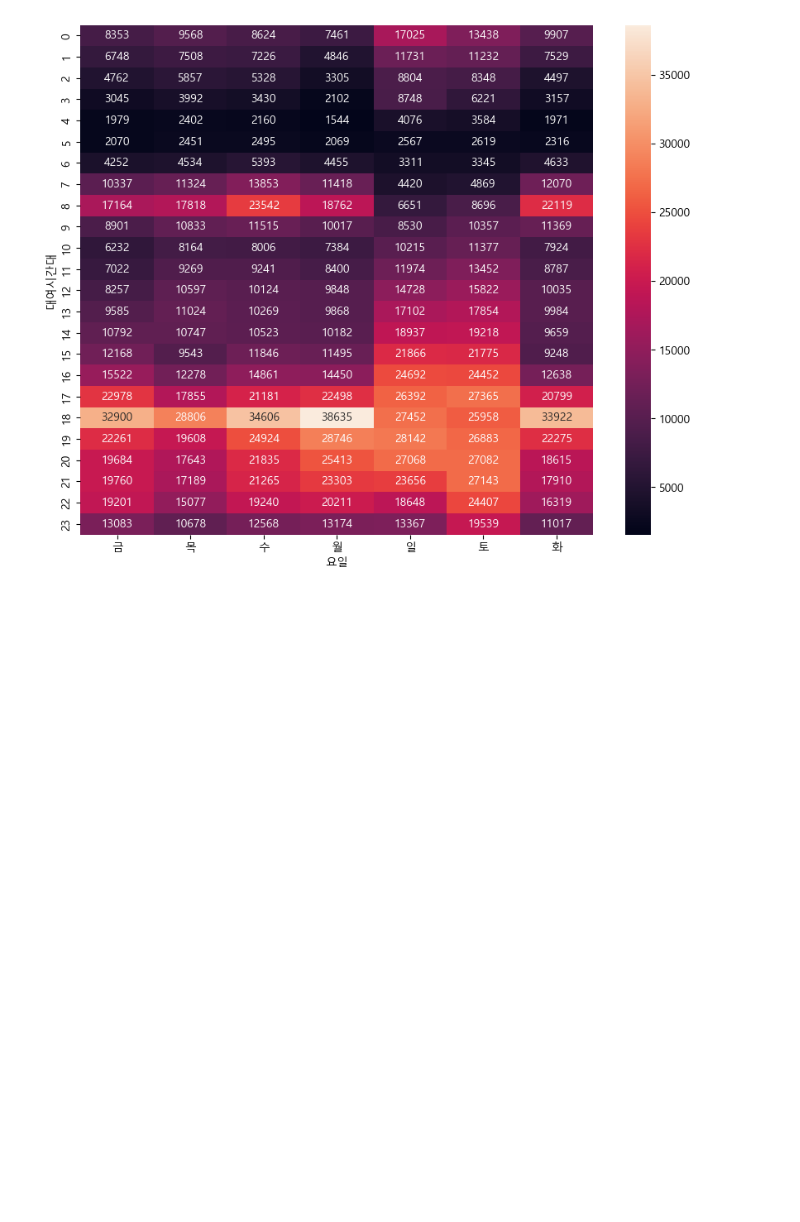
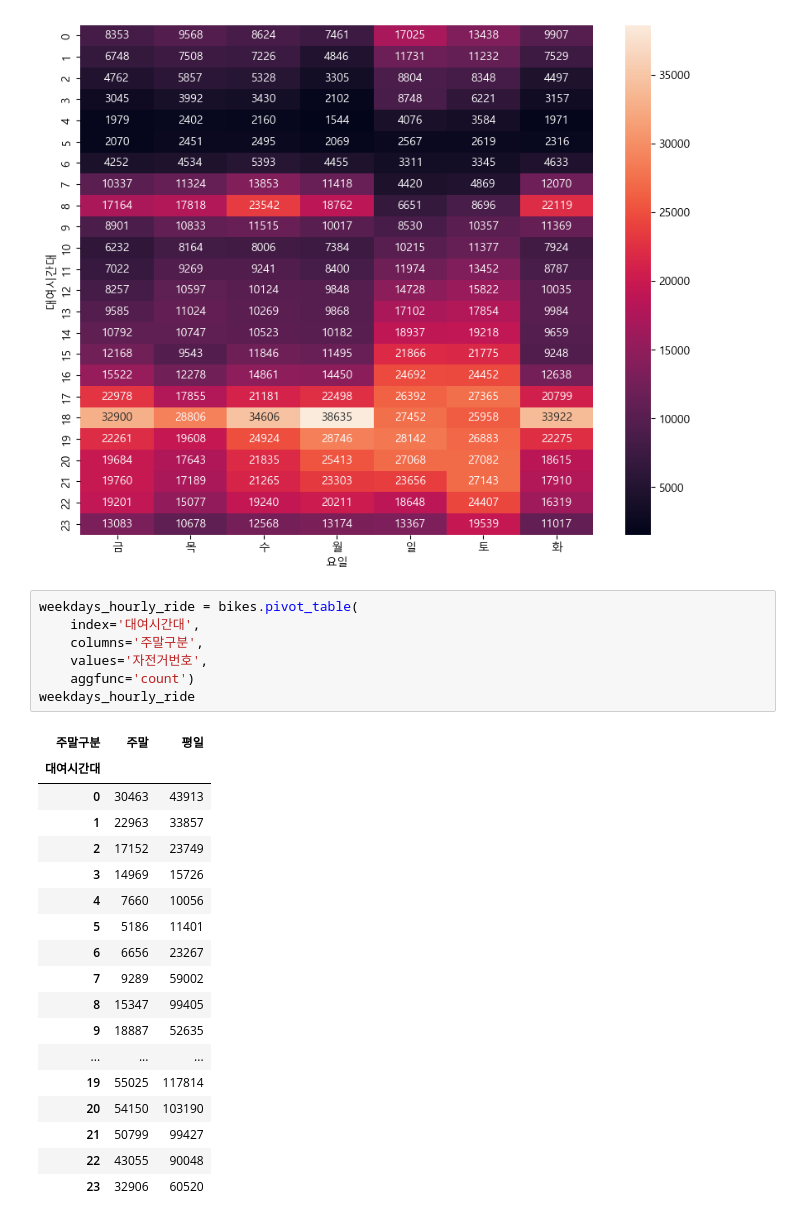
Before and after one commit to SiunKimm/seoul-bike-analysis, a Jupyter notebook: bike/practice/bike_practice.ipynb, the cells around one changed output. Drawn from its saved outputs; the diff is of its cells as text; blank space fills up the shorter version.

```diff
--- a/bike/practice/bike_practice.ipynb
+++ b/bike/practice/bike_practice.ipynb
@@ -154,3 +308,29 @@ sns.heatmap(data=hourly_dayofweek_ride, annot=True, fmt='d')
 # %% [output]
 <Axes: xlabel='요일', ylabel='대여시간대'>
 [figure]
+# %%
+weekdays_hourly_ride = bikes.pivot_table(
+    index='대여시간대',
+    columns='주말구분',
+    values='자전거번호',
+    aggfunc='count')
+weekdays_hourly_ride
+# %% [output]
+| 주말구분 | 주말 | 평일 |
+| 대여시간대 |  |  |
+| 0 | 30463 | 43913 |
+| 1 | 22963 | 33857 |
+| 2 | 17152 | 23749 |
+| 3 | 14969 | 15726 |
+| 4 | 7660 | 10056 |
+| 5 | 5186 | 11401 |
+| 6 | 6656 | 23267 |
+| 7 | 9289 | 59002 |
+| 8 | 15347 | 99405 |
+| 9 | 18887 | 52635 |
+| ... | ... | ... |
+| 19 | 55025 | 117814 |
+| 20 | 54150 | 103190 |
+| 21 | 50799 | 99427 |
+| 22 | 43055 | 90048 |
+| 23 | 32906 | 60520 |
```
Also changed, not shown: parts of 16 cells of this notebook.
